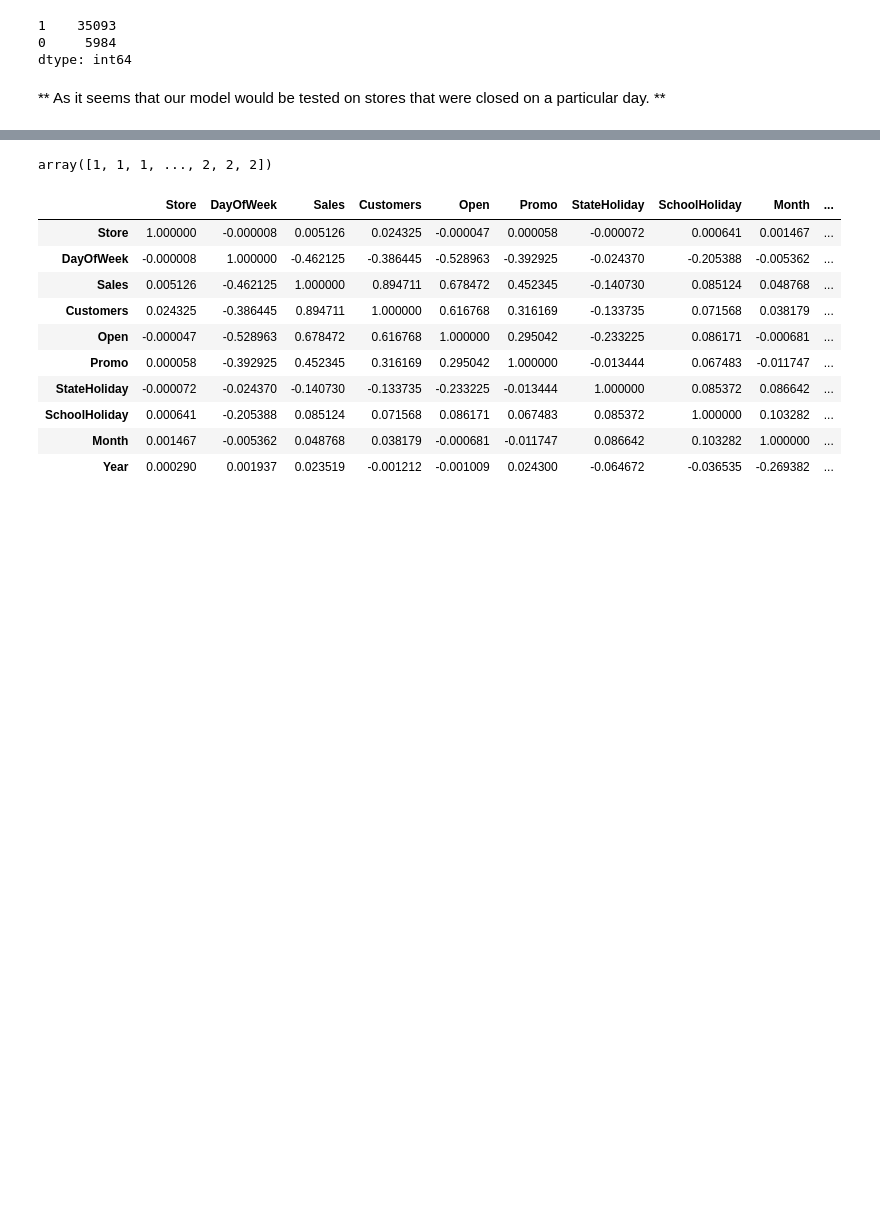
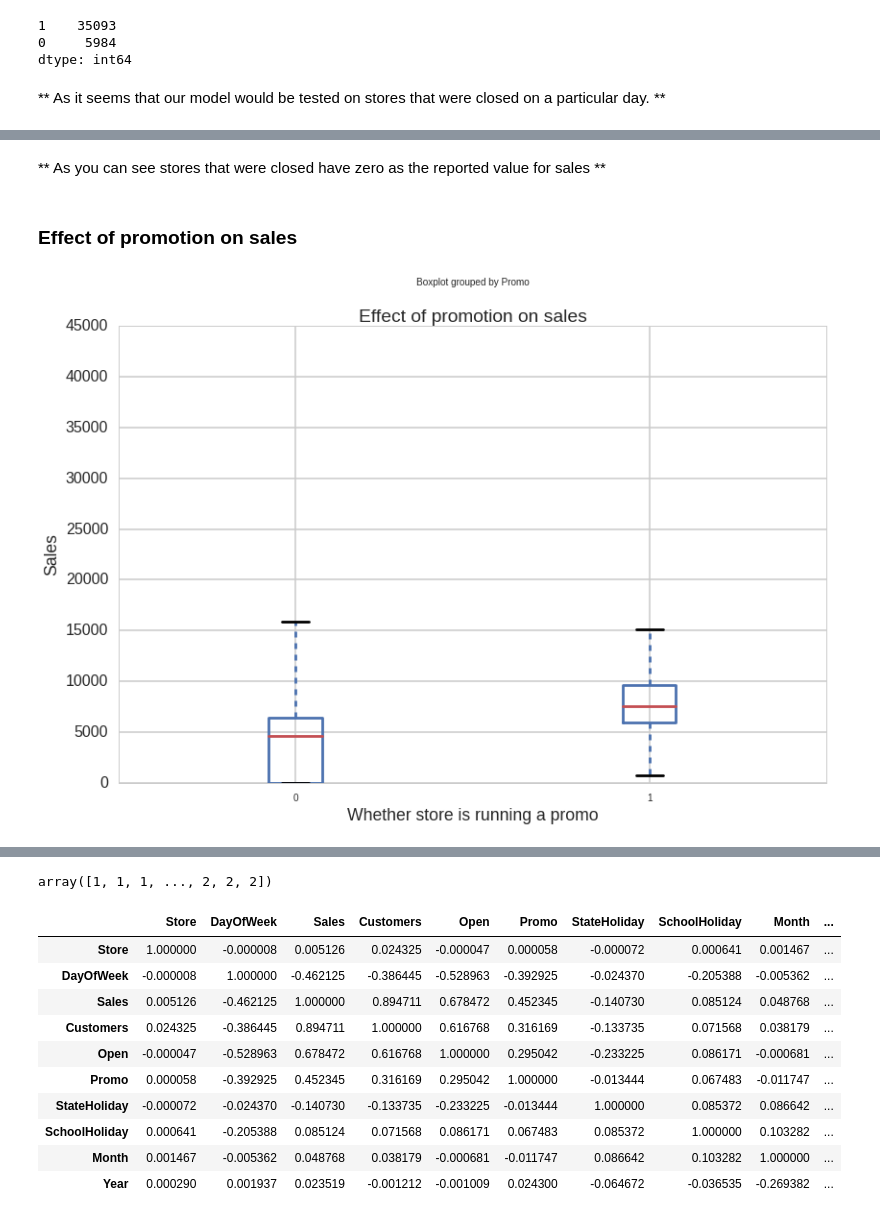
Before and after one commit to numb3r33/Kaggle-Competitions, a Jupyter notebook: Rossman-Stores-Sales/rossman_store_sales.ipynb, the cells around one changed output, grey strips where cells are left out. Drawn from its saved outputs; the diff is of its cells as text; code cells hidden in the pictures; blank space fills up the shorter version.

```diff
--- a/Rossman-Stores-Sales/rossman_store_sales.ipynb
+++ b/Rossman-Stores-Sales/rossman_store_sales.ipynb
@@ -205,0 +263,11 @@ Index([u'Id', u'Store', u'DayOfWeek', u'Date', u'Open', u'Promo',
+# %% [markdown]
+** As you can see stores that were closed have zero as the reported value for sales **
+# %% [markdown]
+### Effect of promotion on sales
+# %%
+train_df.boxplot(column='Sales', by='Promo')
+plt.xlabel('Whether store is running a promo')
+plt.ylabel('Sales')
+plt.title('Effect of promotion on sales');
+# %% [output]
+[figure, added]
```
Also changed, not shown: parts of 52 cells of this notebook.
